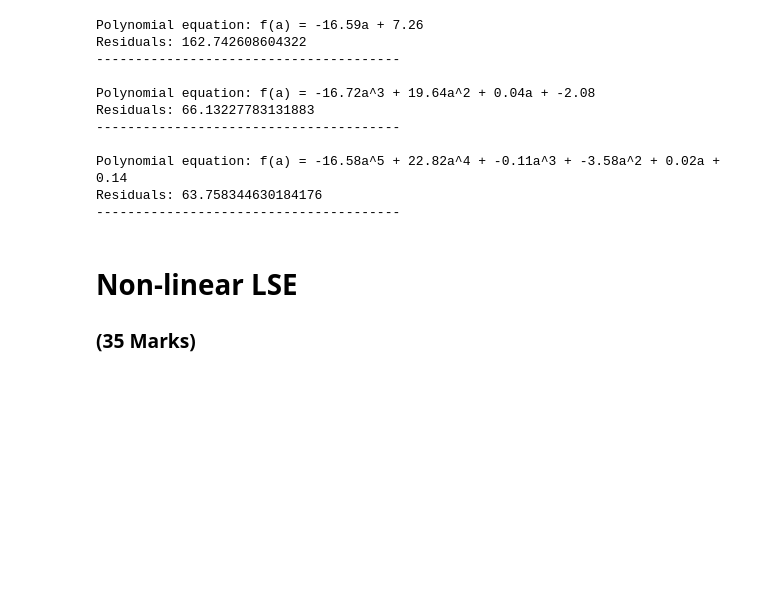
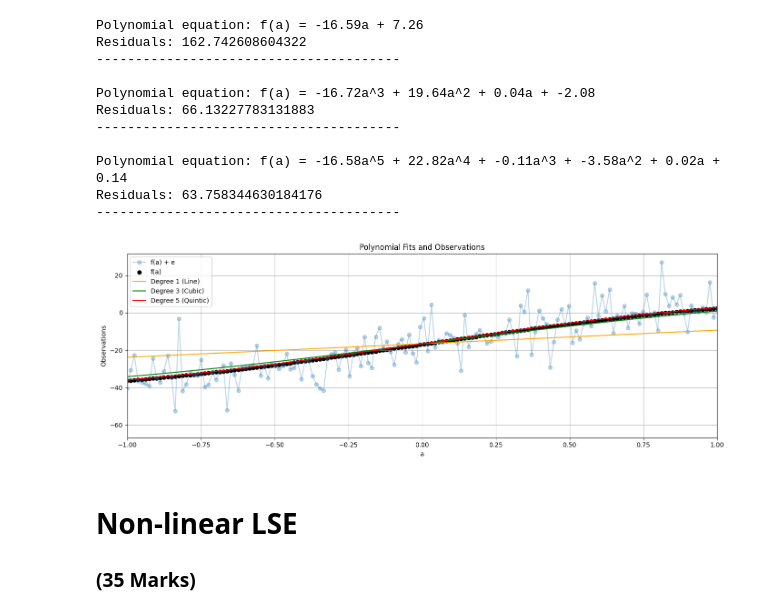
Before and after one commit to chshxiao/engg680_2024_fall, a Jupyter notebook: Lab_Assignment2/Assignment2.ipynb, the cells around one changed output. Cells and saved outputs as stored; diff of their text form; code cells hidden in the pictures; blank space fills up the shorter version.

```diff
--- a/Lab_Assignment2/Assignment2.ipynb
+++ b/Lab_Assignment2/Assignment2.ipynb
@@ -202,20 +202,46 @@ Residuals: 63.758344630184176
 
 line_uw = np.polyval(np.flip(x_deg1), a)  # For degree 1
 cubic_uw = np.polyval(np.flip(x_deg3), a)  # For degree 3
-quintic_uw =
+quintic_uw = np.polyval(np.flip(x_deg5), a) # For degree 5
 # %%
 # step 8
 # use the matplotlib to plot each polynomial function, noisy observations l, true observations l_true, together in one single figure
 # for the polynomials of line, cubic and quintic, use color of orange, green and red respectively.
 # (2 marks)
 
 fig, ax = plt.subplots(nrows=1, ncols=1, figsize=(14, 5))
-# ...
+
+###Plot the noisy observations
+ax.plot(a,l,color='tab:blue',label="f(a) + e",marker='o',alpha=0.3)
+
+###Plot the true observations
+ax.scatter(a,l_true, color='k',label='f(a)')
+
+###Plot the polynomials of line
+plt.plot(a, line_uw, color='orange', label='Degree 1 (Line)')
+###Plot the polynomials of cubic
+plt.plot(a, cubic_uw, color='green', label='Degree 3 (Cubic)')
+###Plot the polynomials of quintic
+plt.plot(a, quintic_uw, color='red', label='Degree 5 (Quintic)')
 
 
+###Add grid lines (assignment default)
 ax.grid(True, which='both',ls='-',color='0.65')
+fig.tight_layout()
 
+
+###Set axis labels, title, legend, and x-axis range
+ax.set_xlabel('a')
+ax.set_ylabel('Observations')
+ax.set_title('Polynomial Fits and Observations')
+ax.legend()
+ax.set_xlim(-1, 1)
+
+###Add grid lines (assignment default)
+ax.grid(True, which='both',ls='-',color='0.65')
 fig.tight_layout()
+# %% [output]
+[figure, added]
 # %%
 # step 9
 # print the a posterier variance factor for each polynomial function
```
